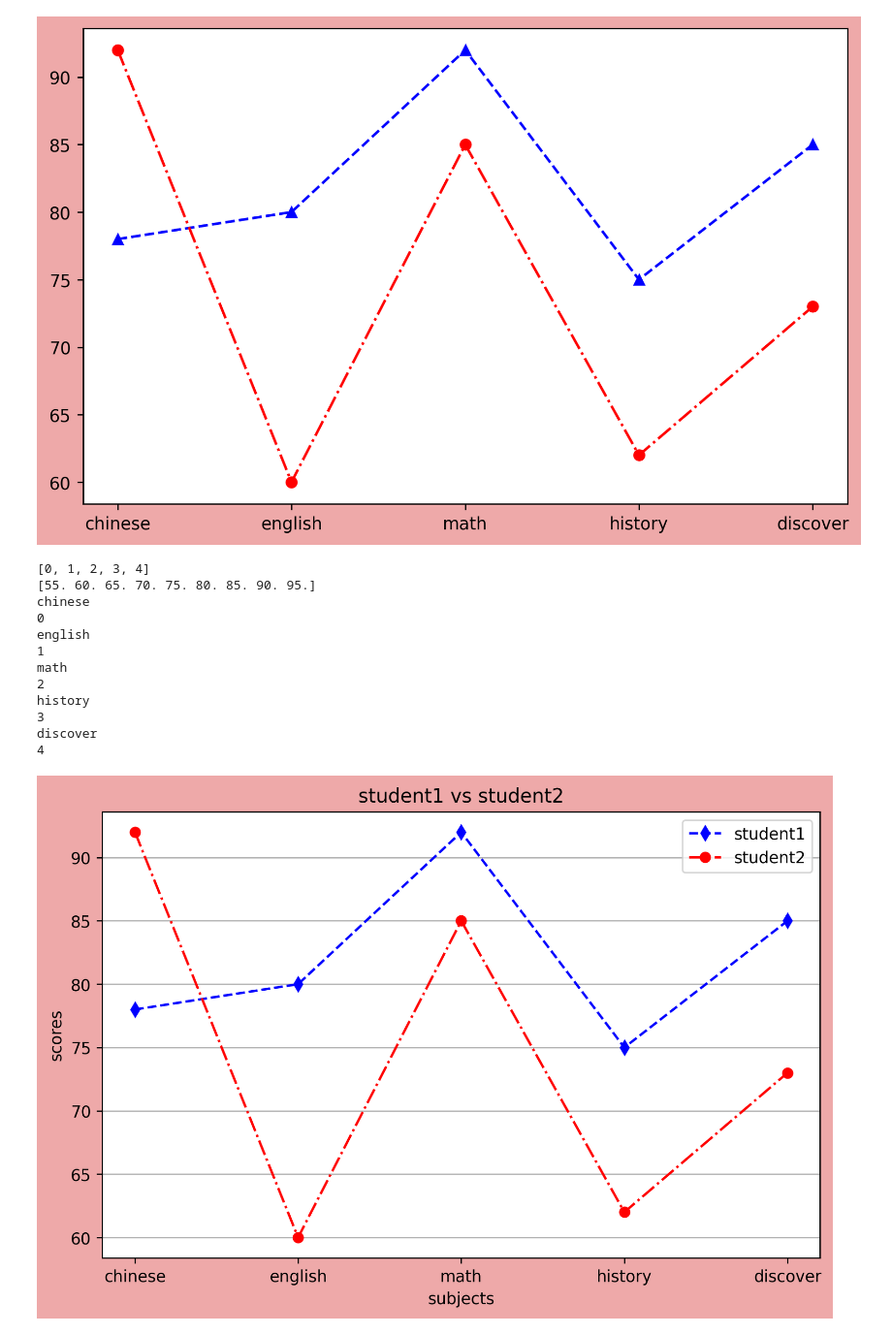
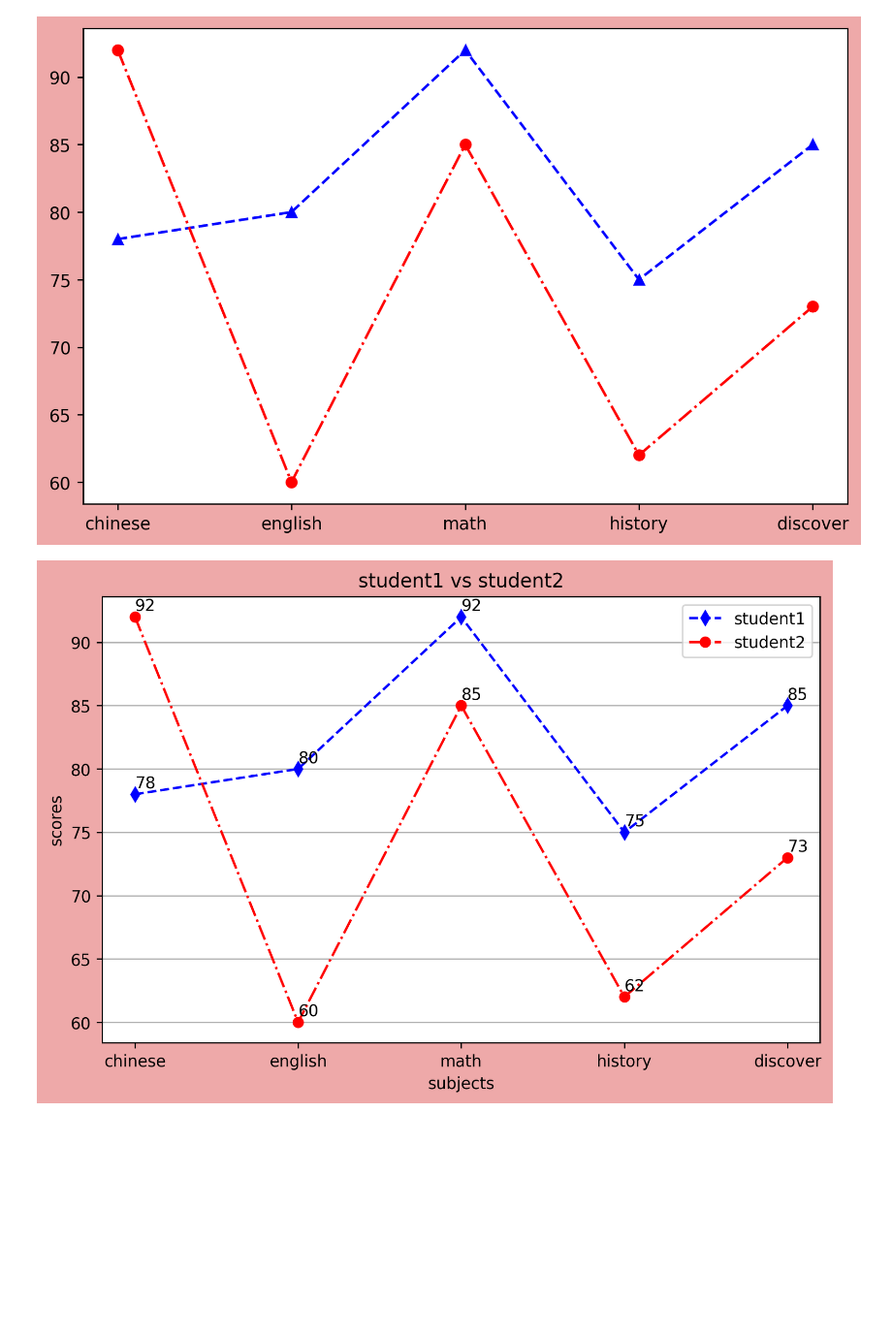
Before and after one commit to Tina54321/Python, a Jupyter notebook: lesson15/lesson15_1.ipynb, the cells around one changed output. Shown at 97% size. Saved outputs shown, nothing was run; the diff lists cells and outputs as text; code cells hidden in the pictures; blank space fills up the shorter version.

```diff
--- a/lesson15/lesson15_1.ipynb
+++ b/lesson15/lesson15_1.ipynb
@@ -22,47 +22,40 @@ plt.show()
 # %%
 student1 = {'chinese':78, 'english':80, 'math': 92, 'history':75, 'discover':85}
 student2 = {'chinese':92, 'english':60, 'math': 85, 'history':62, 'discover':73}
 keys = student1.keys()
 subject:list[str] = list(keys)
 values = student1.values()
 values1 = list(values)
 values2 = list(student2.values())
 
 #繪圖
 import matplotlib.pyplot as plt
 
 figure = plt.figure(figsize=(8,5),dpi=250, facecolor='#EEA9A9')  # 16進位要加#
 axes = figure.add_subplot(1, 1, 1)
 
 axes.plot(subject,values1,'bd--',label='student1')
 axes.plot(subject,values2,'ro-.',label='student2')
 axes.grid(axis='y')
 axes.set_title("student1 vs student2")
 axes.set_xlabel('subjects')
 axes.set_ylabel('scores')
 axes.legend()
-print(axes.get_xticks())
-print(axes.get_yticks())
+#print(axes.get_xticks())
+#print(axes.get_yticks())
 labels = axes.get_xticklabels()
-for label in labels:
-    print(label.get_text())
-    print(label.get_position()[0])
+#print(labels)
+for text in labels:
+    subject_name = text.get_text()
+    score1 = student1[subject_name]
+    x_value = text.get_position()[0]
+    axes.annotate(str(score1),(x_value,score1+0.5))
+    score2 = student2[subject_name]
+    axes.annotate(str(score2),(x_value,score2+0.5))
 
 
 
 
 plt.show()
 # %% [output]
-[0, 1, 2, 3, 4]
-[55. 60. 65. 70. 75. 80. 85. 90. 95.]
-chinese
-0
-english
-1
-math
-2
-history
-3
-discover
-4
-[figure, old version]
+[figure, new version]
```
